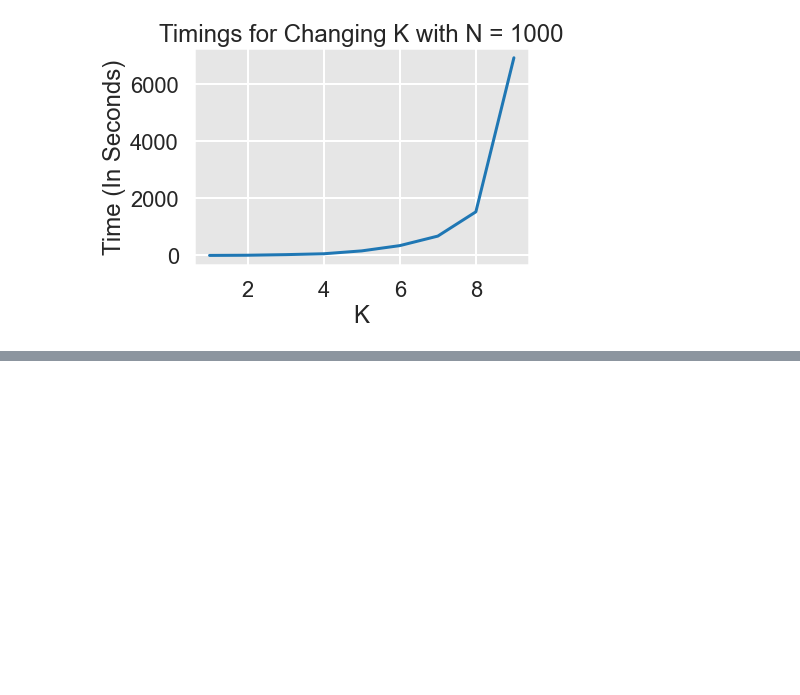
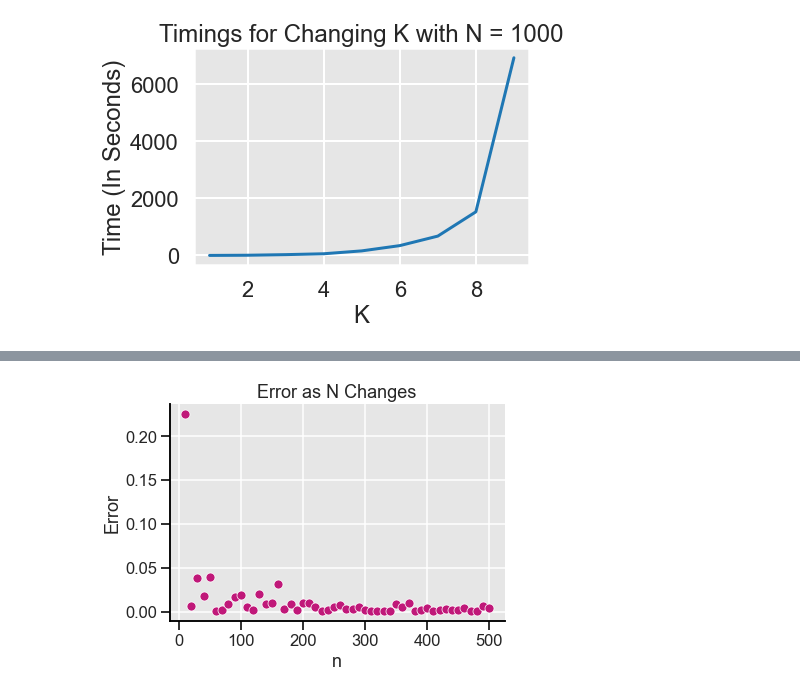
Before and after one commit to louishu17/tree_color_coding_task, a Jupyter notebook: testing.ipynb, the cells around one changed output, grey strips where cells are left out. Cells and saved outputs as stored; diff of their text form; code cells hidden in the pictures; blank space fills up the shorter version.

```diff
--- a/testing.ipynb
+++ b/testing.ipynb
@@ -55,0 +76,11 @@ NameError: name 'numpy' is not defined
+# %%
+# A vizualization to show changing error for simulation 1
+sim1_n = pd.read_csv('/Users/kieranlele/PycharmProjects/Data+Networks/tree_color_coding_task-1/vis_sim1/data/sim1/n_3/inf_n_3.csv')
+sim1_n['err'] = sim1_n['err'].abs()
+sns.scatterplot(data = sim1_n, x = 'n', y = 'err').set(xlabel = 'n', ylabel = 'Error', title = 'Error as N Changes')
+sns.set_style("darkgrid", {'ytick.left' : True, 'xtick.bottom': True, 'axes.spines.left': True, 'grid.color': '1', 'axes.edgecolor': '0', 'axes.spines.right': False, "axes.facecolor": ".9"})
+sns.set_context("talk")
+sns.despine(right = True, top=True)
+sns.set_palette("PiYG", 10)
+# %% [output]
+[figure, added]
```
Also changed, not shown: parts of 6 cells of this notebook.
